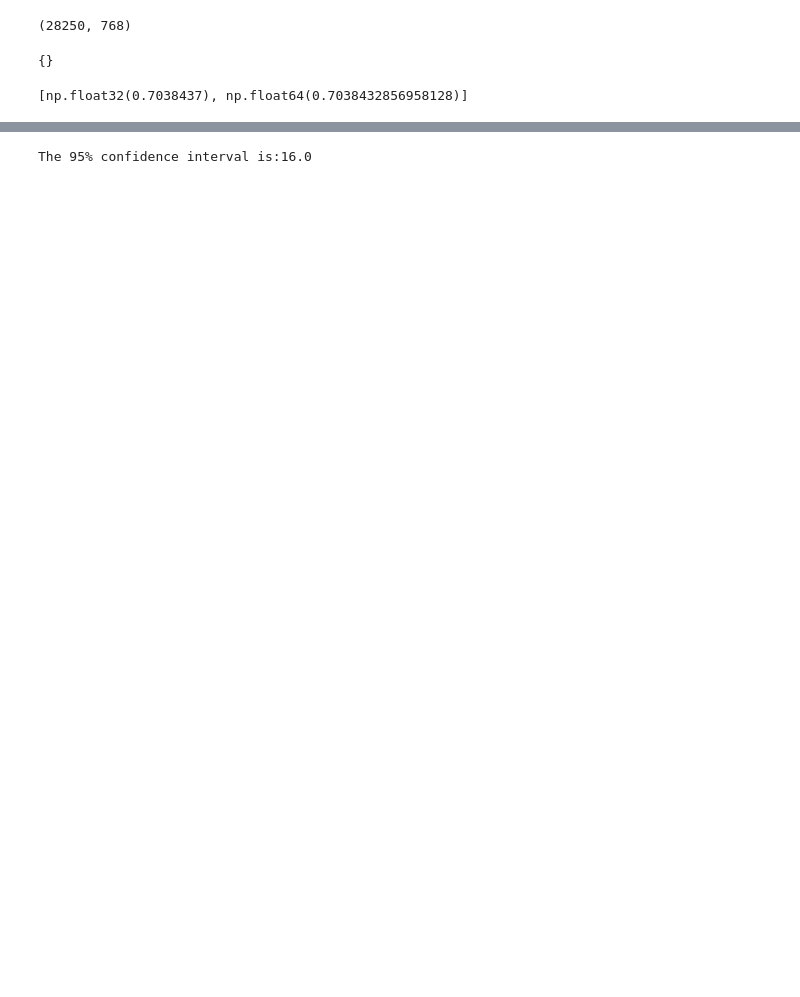
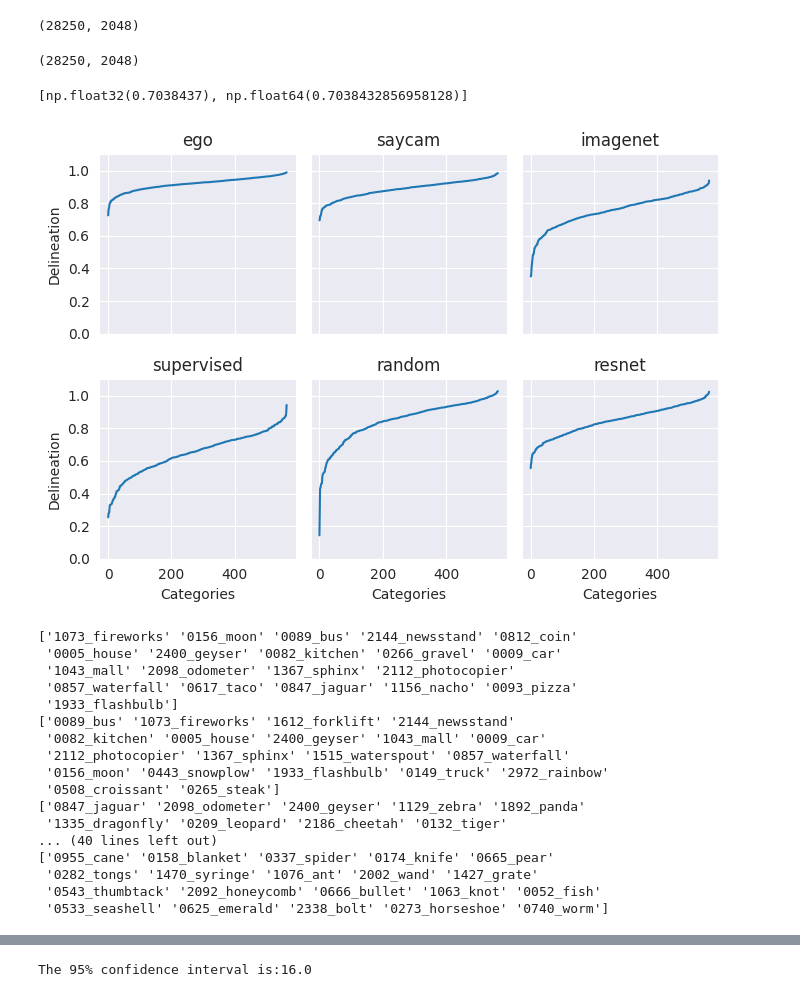
Before and after one commit to AlbanFlachot/SAYCam_Vs_EGO4D, a Jupyter notebook: xp_datadriven.ipynb, the cells around one changed output, grey strips where cells are left out. Saved outputs shown, nothing was run; the diff lists cells and outputs as text; code cells hidden in the pictures; blank space fills up the shorter version.

Commit message:
Delineation metric

```diff
--- a/xp_datadriven.ipynb
+++ b/xp_datadriven.ipynb
@@ -10,7 +10,7 @@ from lib.algos import *
 from scipy.spatial import procrustes as scipro
 # %%
 dataset = 'ecoVal'
-models  = ['ego', 'saycam', 'imagenet', 'supervised', 'random']
+models  = ['ego', 'saycam', 'imagenet', 'supervised', 'random', 'resnet']
 path2activations = f'/data/alban/activations_datadriven/%s_{dataset}/'
 
 imagelists = {}
@@ -19,8 +19,14 @@ for model in models:
     with open(join(path2activations%model, 'imagepaths.txt'), 'r') as f:
         imagelists[model] = [line.strip() for line in f.readlines()]
     activations[model] = np.load(join(path2activations % model, 'cls_tokens.npy'))
+
+activations[model].shape
+# %% [output]
+(28250, 2048)
 # %%
-activations['saycam'].shape
+#### Uncomment if want to perform vector normalization.
+for i, model in enumerate(models):
+    activations[model] = ((activations[model].T)/np.linalg.norm(activations[model], axis = 1)).T
 # %% [output]
-(28250, 768)
+(28250, 2048)
 # %%
@@ -35,8 +44,4 @@ SIMs = {}
 #    for j, model2 in enumerate(models[i+1:]):
 #        SIMs[model1][model2] = list()
 #        SIMs[model1][model2].append(rsa.Compute_sim_RDMs(RDMs[model1], RDMs[model2]))
-# %%
-SIMs
-# %% [output]
-{}
 # %%
@@ -75 +138,26 @@ nb_per_cat = count # in val, 50 images per cate
+# %%
+plot_stats(delineation, models,  ['Categories', 'Delineation'])
+for model in models:
+    print(delineated_categories[model][:20])
+for model in models:
+    print(delineated_categories[model][-20:])
+# %% [output]
+[figure, added]
+['1073_fireworks' '0156_moon' '0089_bus' '2144_newsstand' '0812_coin'
+ '0005_house' '2400_geyser' '0082_kitchen' '0266_gravel' '0009_car'
+ '1043_mall' '2098_odometer' '1367_sphinx' '2112_photocopier'
+ '0857_waterfall' '0617_taco' '0847_jaguar' '1156_nacho' '0093_pizza'
+ '1933_flashbulb']
+['0089_bus' '1073_fireworks' '1612_forklift' '2144_newsstand'
+ '0082_kitchen' '0005_house' '2400_geyser' '1043_mall' '0009_car'
+ '2112_photocopier' '1367_sphinx' '1515_waterspout' '0857_waterfall'
+ '0156_moon' '0443_snowplow' '1933_flashbulb' '0149_truck' '2972_rainbow'
+ '0508_croissant' '0265_steak']
+['0847_jaguar' '2098_odometer' '2400_geyser' '1129_zebra' '1892_panda'
+ '1335_dragonfly' '0209_leopard' '2186_cheetah' '0132_tiger'
+... (40 lines left out)
+['0955_cane' '0158_blanket' '0337_spider' '0174_knife' '0665_pear'
+ '0282_tongs' '1470_syringe' '1076_ant' '2002_wand' '1427_grate'
+ '0543_thumbtack' '2092_honeycomb' '0666_bullet' '1063_knot' '0052_fish'
+ '0533_seashell' '0625_emerald' '2338_bolt' '0273_horseshoe' '0740_worm']
 # %%
```
Also changed, not shown: parts of 13 cells of this notebook.
